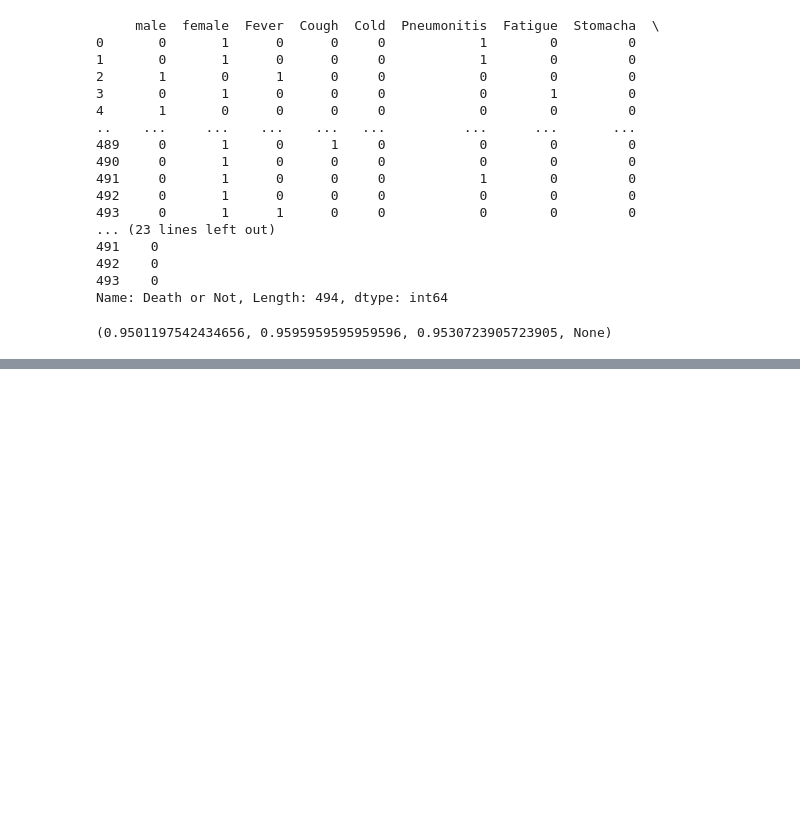
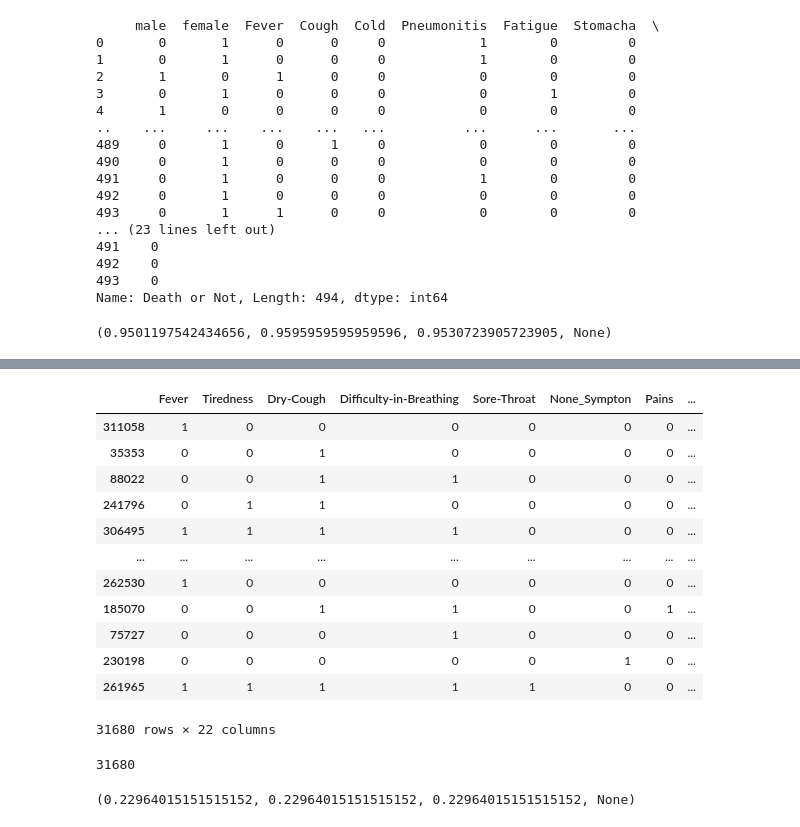
Before and after one commit to github-prathma/Spread_Of_Corona_Virus_Analysis, a Jupyter notebook: PredictionModel/PredictBasedOnConfirmedCase.ipynb, the cells around one changed output, grey strips where cells are left out. Cells and saved outputs as stored; diff of their text form; code cells hidden in the pictures; blank space fills up the shorter version.

Commit message:
Prediction modified

```diff
--- a/PredictionModel/PredictBasedOnConfirmedCase.ipynb
+++ b/PredictionModel/PredictBasedOnConfirmedCase.ipynb
@@ -229,0 +282,30 @@ import xgboost as xgb
+# %%
+X = df.drop(["Severity_Mild","Severity_Moderate","Severity_None","Severity_Severe","Country"], axis = 1)
+X
+# %% [output]
+|  | Fever | Tiredness | Dry-Cough | Difficulty-in-Breathing | Sore-Throat | None_Sympton | Pains | ... |
+| 311058 | 1 | 0 | 0 | 0 | 0 | 0 | 0 | ... |
+| 35353 | 0 | 0 | 1 | 0 | 0 | 0 | 0 | ... |
+| 88022 | 0 | 0 | 1 | 1 | 0 | 0 | 0 | ... |
+| 241796 | 0 | 1 | 1 | 0 | 0 | 0 | 0 | ... |
+| 306495 | 1 | 1 | 1 | 1 | 0 | 0 | 0 | ... |
+| ... | ... | ... | ... | ... | ... | ... | ... | ... |
+| 262530 | 1 | 0 | 0 | 0 | 0 | 0 | 0 | ... |
+| 185070 | 0 | 0 | 1 | 1 | 0 | 0 | 1 | ... |
+| 75727 | 0 | 0 | 0 | 1 | 0 | 0 | 0 | ... |
+| 230198 | 0 | 0 | 0 | 0 | 0 | 1 | 0 | ... |
+| 261965 | 1 | 1 | 1 | 1 | 1 | 0 | 0 | ... |
+31680 rows × 22 columns
+# %%
+print(len(Target))
+# %% [output]
+31680
+# %%
+X_train, X_test, y_train, y_test = train_test_split(X, Target, test_size=0.2, random_state=1)
+# 80% training and 20% test
+clf = DecisionTreeClassifier()
+clf = clf.fit(X_train,y_train)
+y_pred = clf.predict(X_test)
+precision_recall_fscore_support(y_test, y_pred,average='micro')
+# %% [output]
+(0.22964015151515152, 0.22964015151515152, 0.22964015151515152, None)
```
Also changed, not shown: parts of 6 cells of this notebook, 2 other files.
